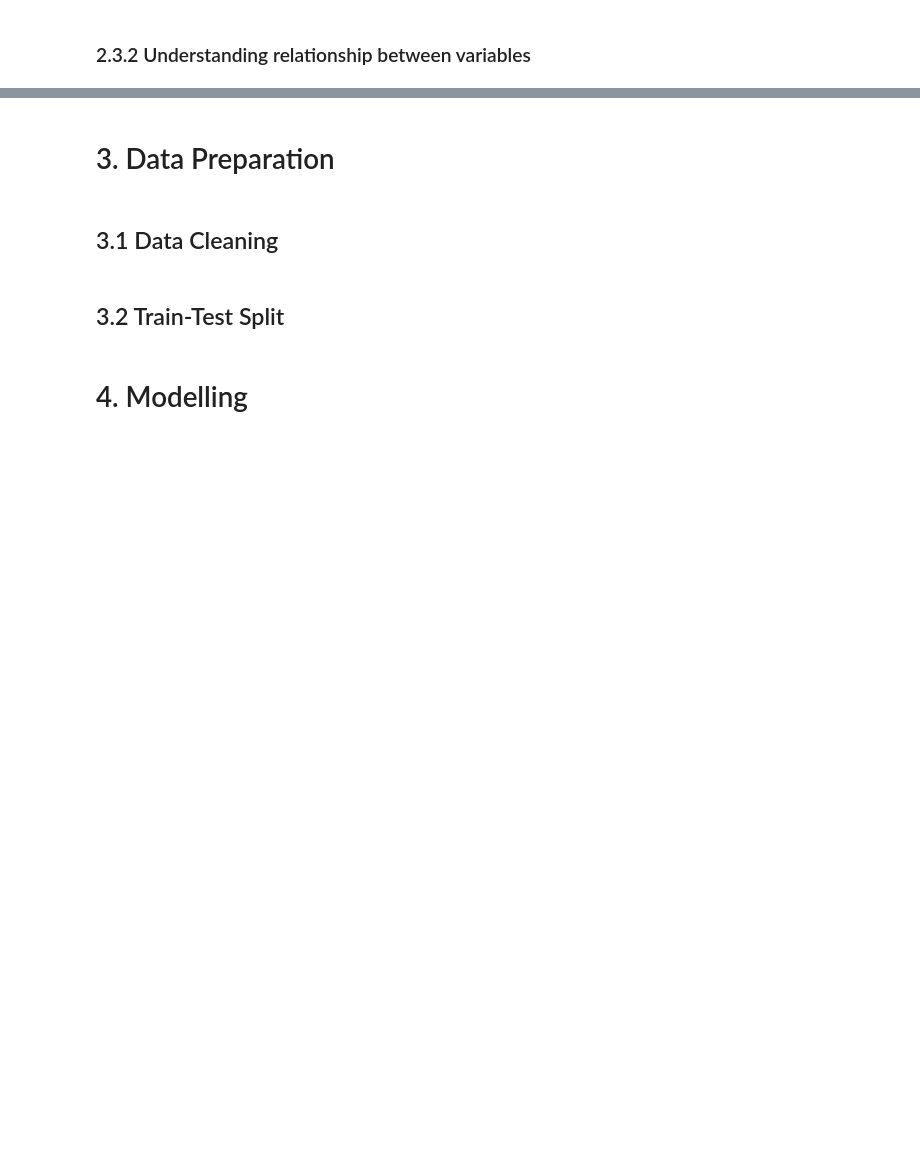
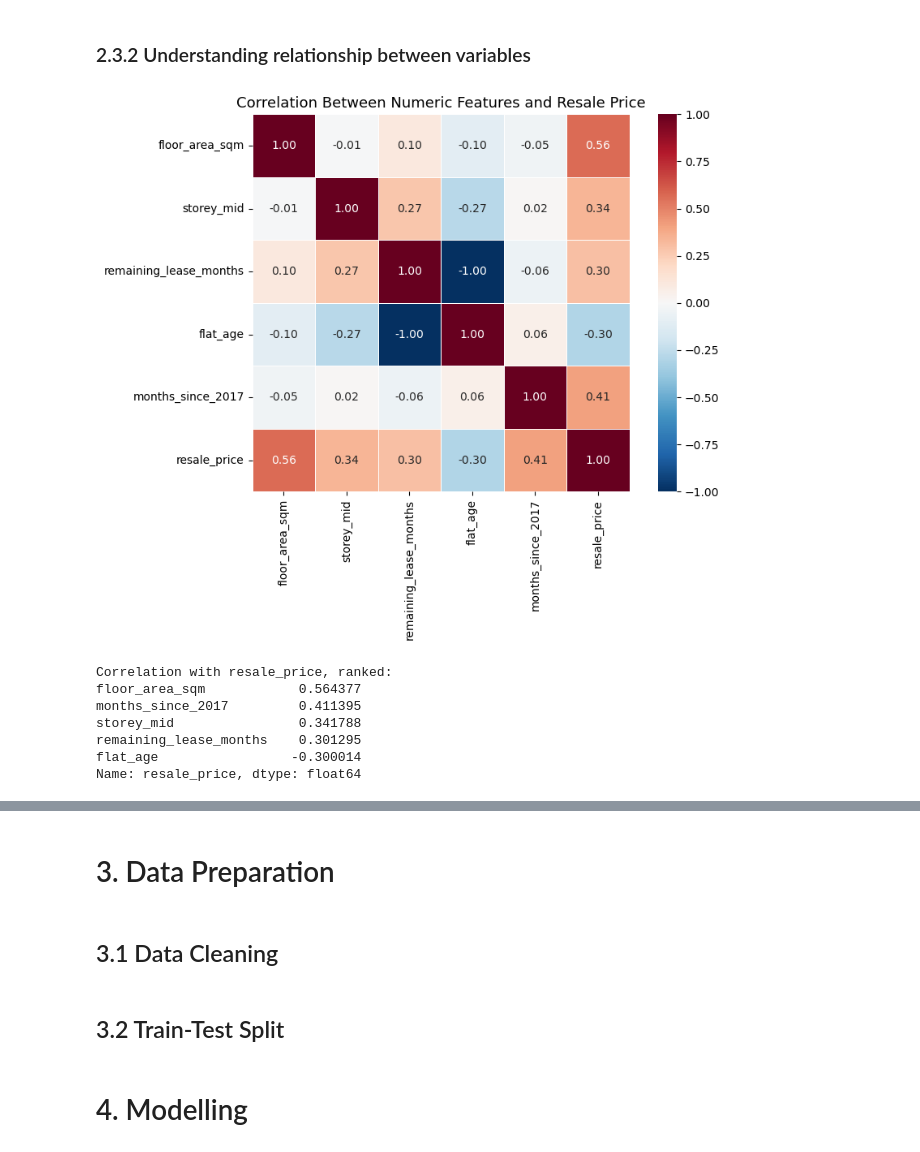
Before and after one commit to Timyi06/TimyiMLDPProject, a Jupyter notebook: MLDP Program Codes Submission Template.ipynb, the cells around one changed output, grey strips where cells are left out. Cells and saved outputs as stored; diff of their text form; code cells hidden in the pictures; blank space fills up the shorter version.

```diff
--- a/MLDP Program Codes Submission Template.ipynb
+++ b/MLDP Program Codes Submission Template.ipynb
@@ -50,3 +175,43 @@ Goal: ?
 ### 2.3.2 Understanding relationship between variables
 # %%
 ## Understanding relationship between variables
+
+
+eda = df.copy()
+
+# "61 years 04 months" -> 736 months
+_lease = eda["remaining_lease"].str.extract(r"^(\d+)\s+years?(?:\s+(\d+)\s+months?)?$")
+eda["remaining_lease_months"] = _lease[0].astype(int) * 12 + _lease[1].fillna(0).astype(int)
+
+# "10 TO 12" -> 11.0, the midpoint of the storey band
+_storey = eda["storey_range"].str.extract(r"^(\d+)\s+TO\s+(\d+)$")
+eda["storey_mid"] = (_storey[0].astype(int) + _storey[1].astype(int)) / 2
+
+# "2017-01" -> 0, "2017-02" -> 1, ... how far into the market history the sale happened
+_period = pd.PeriodIndex(eda["month"], freq="M")
+eda["months_since_2017"] = (_period.year - 2017) * 12 + (_period.month - 1)
+
+# Age of the flat at the point of sale
+eda["flat_age"] = _period.year - eda["lease_commence_date"]
+
+numeric_cols = ["floor_area_sqm", "storey_mid", "remaining_lease_months",
+                "flat_age", "months_since_2017", "resale_price"]
+
+plt.figure(figsize=(9, 7))
+sns.heatmap(eda[numeric_cols].corr(), annot=True, fmt=".2f", cmap="RdBu_r",
+            center=0, vmin=-1, vmax=1, square=True, linewidths=0.5)
+plt.title("Correlation Between Numeric Features and Resale Price", fontsize=13)
+plt.tight_layout()
+plt.show()
+
+print("Correlation with resale_price, ranked:")
+print(eda[numeric_cols].corr()["resale_price"].drop("resale_price").sort_values(ascending=False))
+# %% [output]
+[figure, added]
+Correlation with resale_price, ranked:
+floor_area_sqm            0.564377
+months_since_2017         0.411395
+storey_mid                0.341788
+remaining_lease_months    0.301295
+flat_age                 -0.300014
+Name: resale_price, dtype: float64
```
Also changed, not shown: parts of 17 cells of this notebook, 1 other file.
